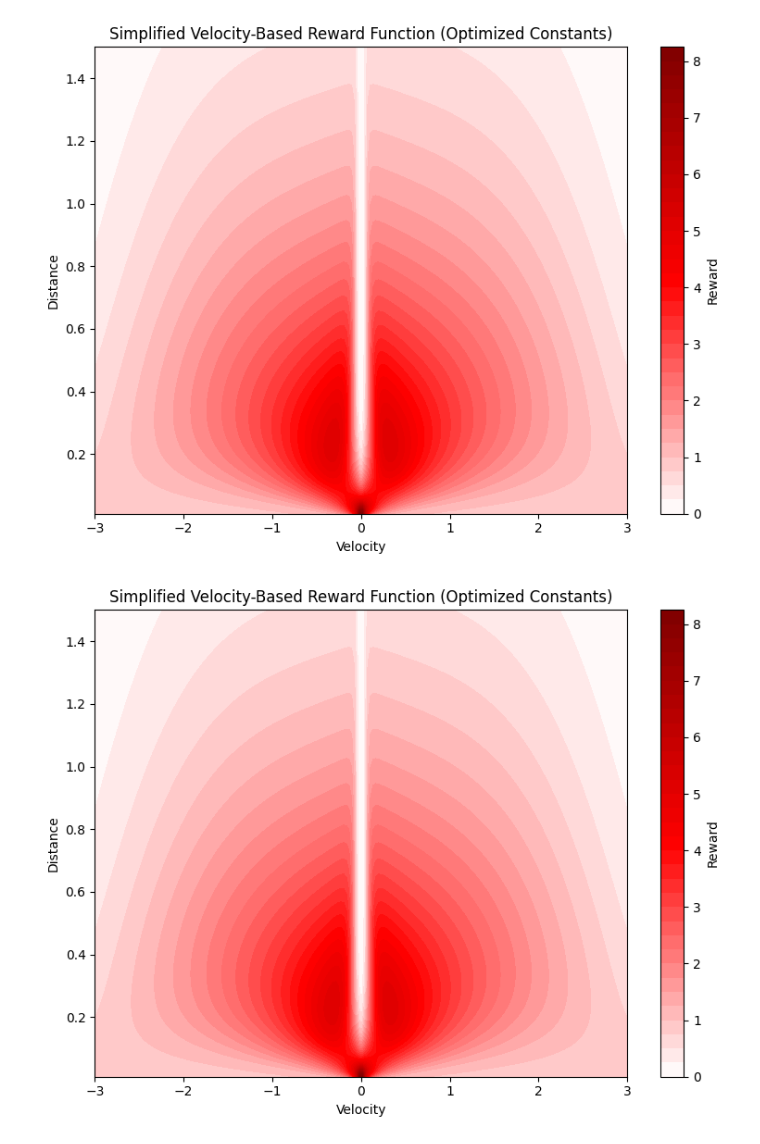
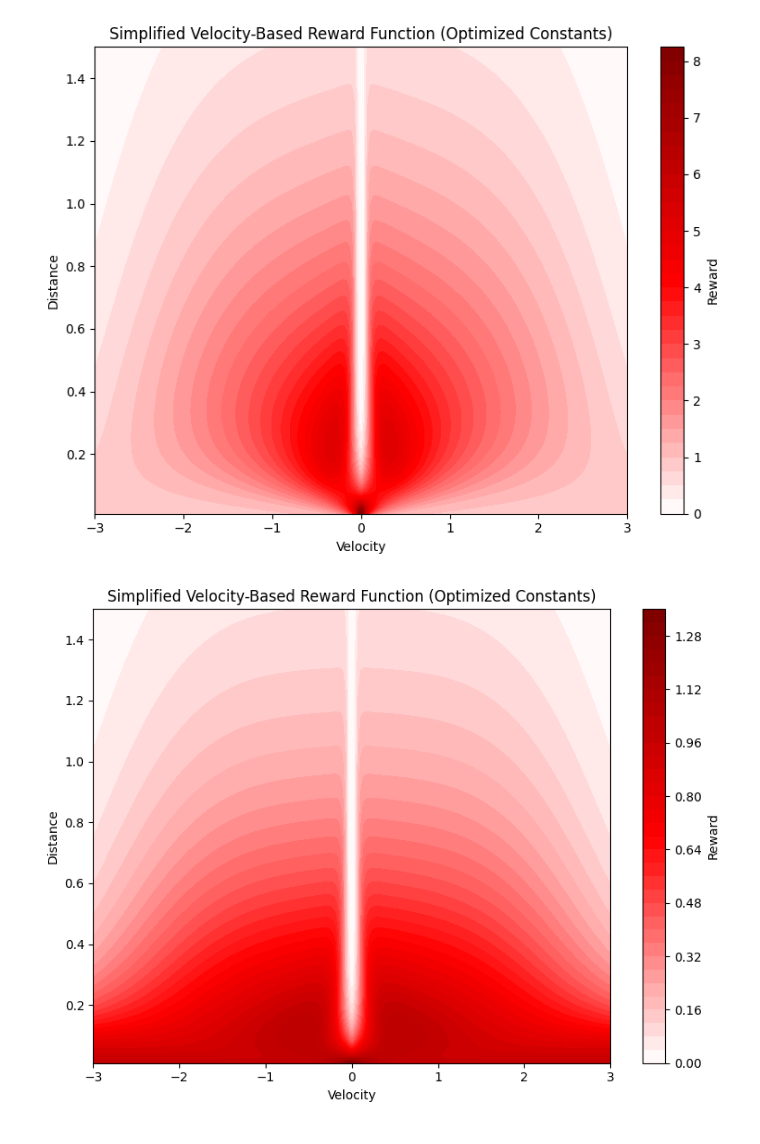
Before and after one commit to FLAIROx/JaxMARL, a Jupyter notebook: jaxmarl/environments/mabrax/vel_reward.ipynb, the cells around one changed output. Cells and saved outputs as stored; diff of their text form; code cells hidden in the pictures.

```diff
--- a/jaxmarl/environments/mabrax/vel_reward.ipynb
+++ b/jaxmarl/environments/mabrax/vel_reward.ipynb
@@ -128,36 +128,36 @@ plt.show()
 # %%
 import jax.numpy as jp
 def tracking_reward(velocity, distance):
-        vel_cap = 5.0 - 0.05 * velocity**4
+        vel_cap = 1 - 0.05 * velocity**4
         zero_at_target = 30.0 * distance * jp.exp(-50.0 * distance * jp.abs(velocity))
         no_zero_while_error = jp.exp(-(2.0 / (20.0 * distance + 0.1)) * jp.abs(velocity))
         reward = no_zero_while_error * (vel_cap - zero_at_target)
         reward = jp.exp(0.5 * reward)
         reward *= jp.exp(-2.0 * jp.abs(distance))
         return reward
 
 
 # Compute grid
 velocity_vals = np.linspace(-3, 3, 200)
 distance_vals = np.linspace(0.01, 1.5, 200)
 velocity_grid, distance_grid = np.meshgrid(velocity_vals, distance_vals)
 
 # Compute reward over grid
 reward_grid = tracking_reward(velocity_grid, distance_grid)
 
 # Plot
 plt.figure(figsize=(8, 6))
 colormap = plt.contourf(
     velocity_grid, distance_grid, reward_grid,
     levels=40, cmap='seismic',
     vmin=-np.max(np.abs(reward_grid)),
     vmax=np.max(np.abs(reward_grid))
 )
 plt.colorbar(colormap, label='Reward')
 plt.xlabel('Velocity')
 plt.ylabel('Distance')
 plt.title('Simplified Velocity-Based Reward Function (Optimized Constants)')
 plt.tight_layout()
 plt.show()
 # %% [output]
-[figure, old version]
+[figure, new version]
```
Also changed, not shown: parts of 1 cell of this notebook, 1 other file.
